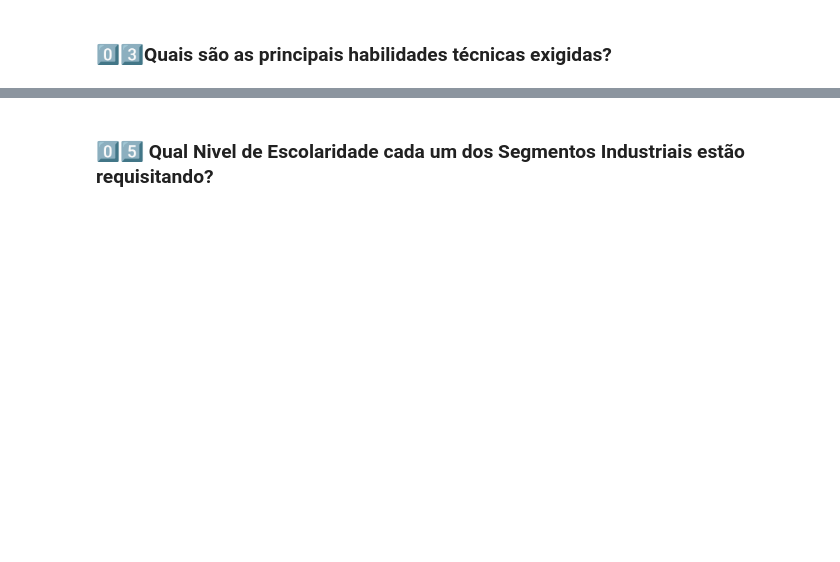
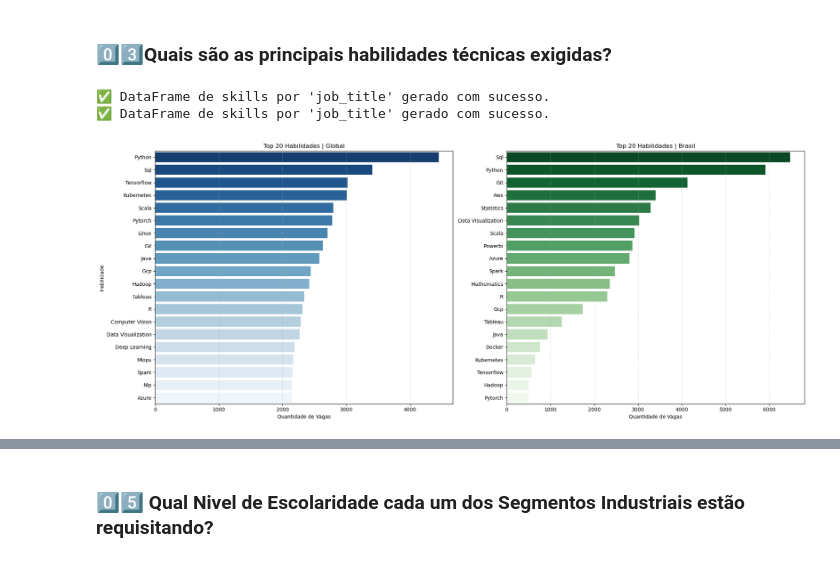
Before and after one commit to Cavalheiro93/mvp-data-analyst-global-ai-market, a Jupyter notebook: Projeto_MVP.ipynb, the cells around one changed output, grey strips where cells are left out. Drawn from its saved outputs; the diff is of its cells as text; code cells hidden in the pictures; blank space fills up the shorter version.

```diff
--- a/Projeto_MVP.ipynb
+++ b/Projeto_MVP.ipynb
@@ -1042,0 +1115,64 @@ plt.show()
+# %%
+# ================================
+# Preparação dos dados
+# ================================
+# Gerar o DataFrame original
+df_unificado_global = df_unificado.loc[df_unificado['company_location'] != 'Brasil']
+df_unificado_brasil = df_unificado.loc[df_unificado['company_location'] == 'Brasil']
+
+# Gerar skills globais e brasileiras
+df_unificado_global = GeradorSkillsPorCategoria(df_unificado_global, 'job_title')
+df_unificado_brasil = GeradorSkillsPorCategoria(df_unificado_brasil, 'job_title')
+
+df_required_global = df_unificado_global.gerar()
+df_required_brasil = df_unificado_brasil.gerar()
+
+# Agrupar e somar habilidades - Global
+df_required_global = (
+    df_required_global
+    .groupby('required_skill')['qtd']
+    .sum()
+    .reset_index()
+    .sort_values(by='qtd', ascending=False)
+    .head(20)
+)
+
+# Agrupar e somar habilidades - Brasil
+df_required_brasil = (
+    df_required_brasil
+    .groupby('required_skill')['qtd']
+    .sum()
+    .reset_index()
+    .sort_values(by='qtd', ascending=False)
+    .head(20)
+)
+
+# ================================
+# Criar gráficos lado a lado
+# ================================
+fig, axs = plt.subplots(1, 2, figsize=(20, 8))
+
+# Gráfico Global
+sns.barplot(data=df_required_global, y='required_skill', x='qtd', palette='Blues_r', ax=axs[0])
+axs[0].set_title('Top 20 Habilidades | Global')
+axs[0].set_xlabel('Quantidade de Vagas')
+axs[0].set_ylabel('Habilidade')
+axs[0].grid(axis='x', linestyle='--', alpha=0.5)
+
+# Gráfico Brasil
+if not df_required_brasil.empty:
+    sns.barplot(data=df_required_brasil, y='required_skill', x='qtd', palette='Greens_r', ax=axs[1])
+    axs[1].set_title('Top 20 Habilidades | Brasil')
+    axs[1].set_xlabel('Quantidade de Vagas')
+    axs[1].set_ylabel('')
+    axs[1].grid(axis='x', linestyle='--', alpha=0.5)
+else:
+    axs[1].text(0.5, 0.5, 'Sem dados para o Brasil', ha='center', va='center', fontsize=14)
+    axs[1].set_axis_off()
+
+plt.tight_layout()
+plt.show()
+# %% [output]
+✅ DataFrame de skills por 'job_title' gerado com sucesso.
+✅ DataFrame de skills por 'job_title' gerado com sucesso.
+[figure, added]
```
Also changed, not shown: parts of 21 cells of this notebook.
